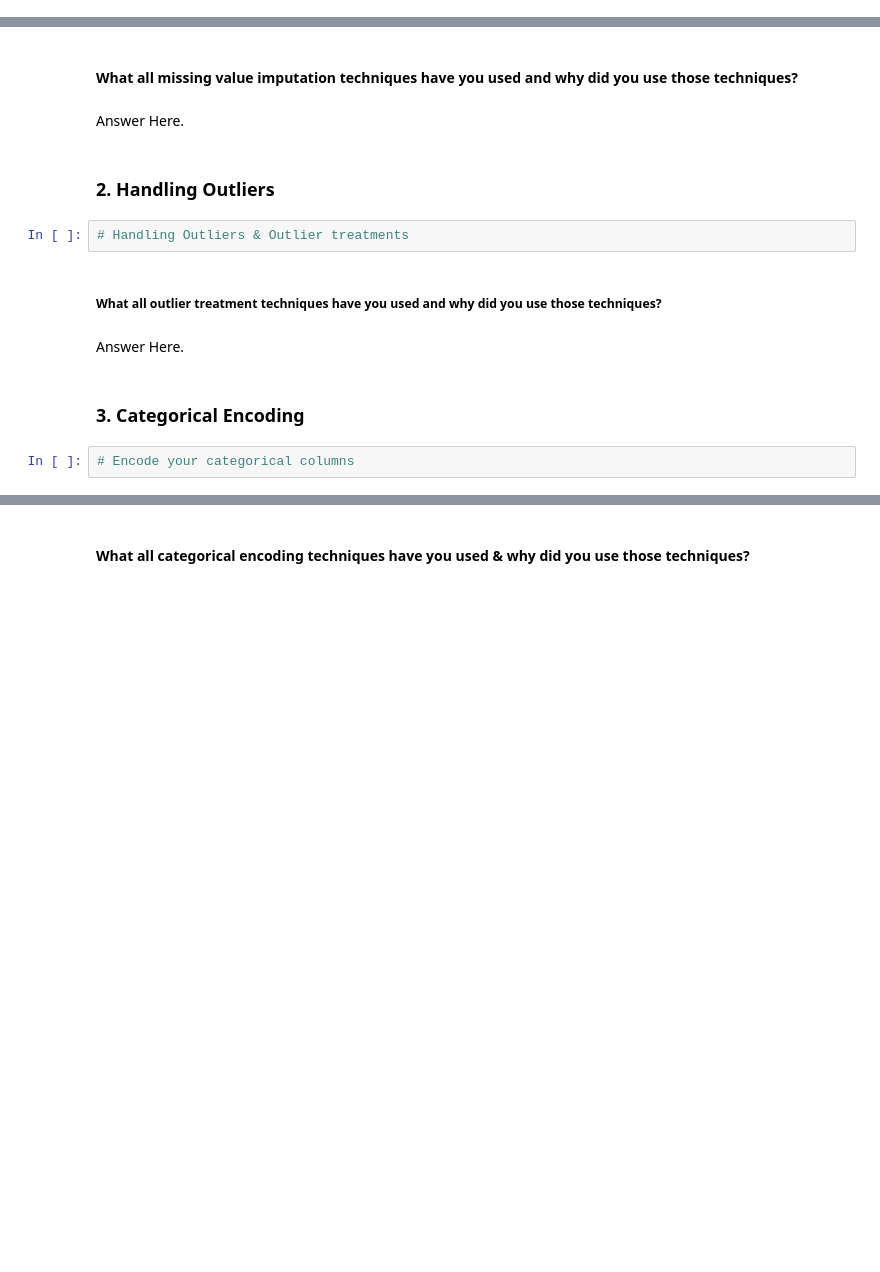
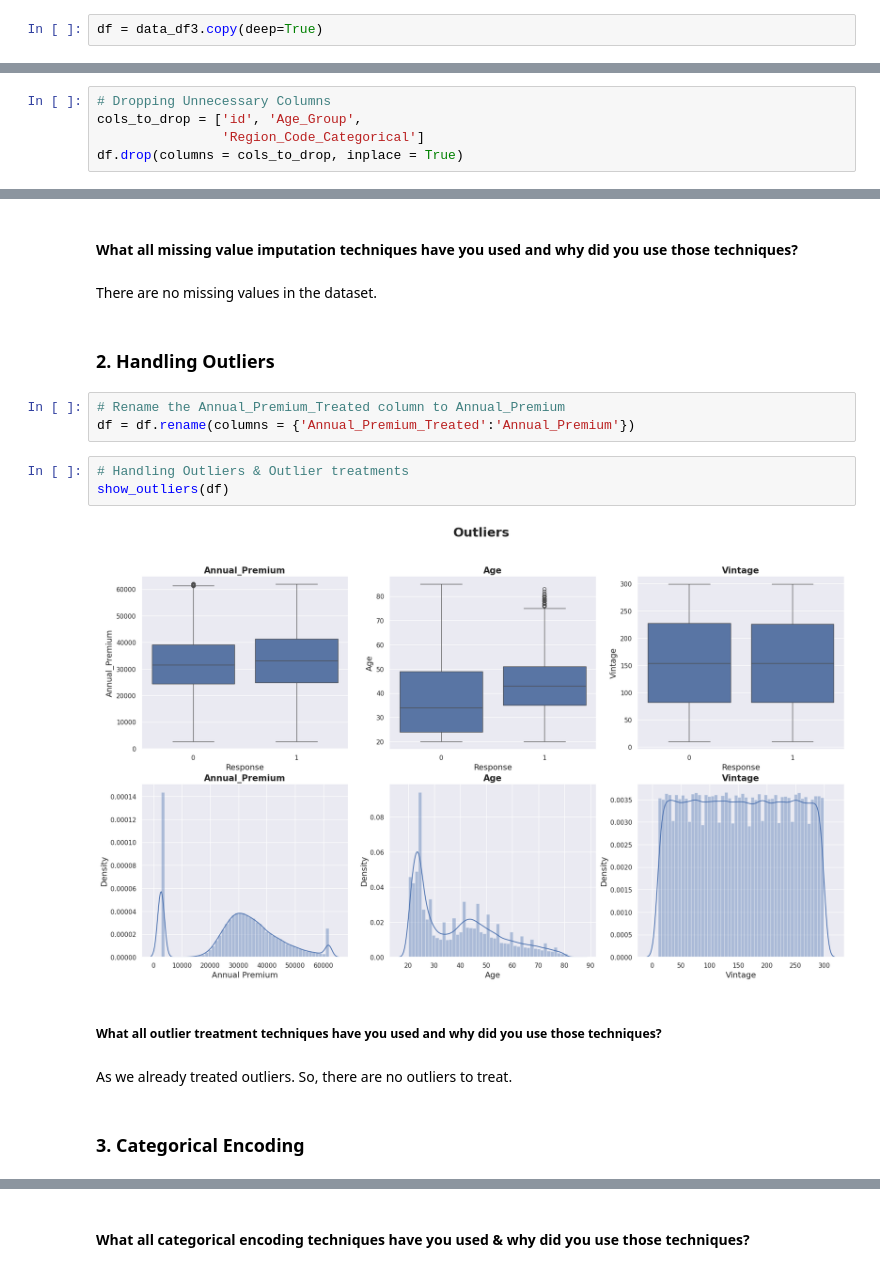
Before and after one commit to msantoshidevi/Health-Insurance-Cross-Sell-Prediction-Project, a Jupyter notebook: Health_Insurance_Cross_Sell_Prediction.ipynb, the cells around one changed output, grey strips where cells are left out. Cells and saved outputs as stored; diff of their text form; blank space fills up the shorter version.

```diff
--- a/Health_Insurance_Cross_Sell_Prediction.ipynb
+++ b/Health_Insurance_Cross_Sell_Prediction.ipynb
@@ -1011,0 +1080,2 @@ Answer Here.
+# %%
+df = data_df3.copy(deep=True)
@@ -1011,0 +1092,5 @@ Answer Here.
+# %%
+# Dropping Unnecessary Columns
+cols_to_drop = ['id', 'Age_Group',
+                'Region_Code_Categorical']
+df.drop(columns = cols_to_drop, inplace = True)
@@ -1016,16 +1118,20 @@ Answer Here.
 # %% [markdown]
 #### What all missing value imputation techniques have you used and why did you use those techniques?
-# %% [markdown]
-Answer Here.
+# %% [markdown]
+There are no missing values in the dataset.
 # %% [markdown]
 ### 2. Handling Outliers
+# %%
+# Rename the Annual_Premium_Treated column to Annual_Premium
+df = df.rename(columns = {'Annual_Premium_Treated':'Annual_Premium'})
 # %%
 # Handling Outliers & Outlier treatments
+show_outliers(df)
+# %% [output]
+[figure, added]
 # %% [markdown]
 ##### What all outlier treatment techniques have you used and why did you use those techniques?
-# %% [markdown]
-Answer Here.
+# %% [markdown]
+As we already treated outliers. So, there are no outliers to treat.
 # %% [markdown]
 ### 3. Categorical Encoding
-# %%
-# Encode your categorical columns
```
Also changed, not shown: parts of 43 cells of this notebook.
